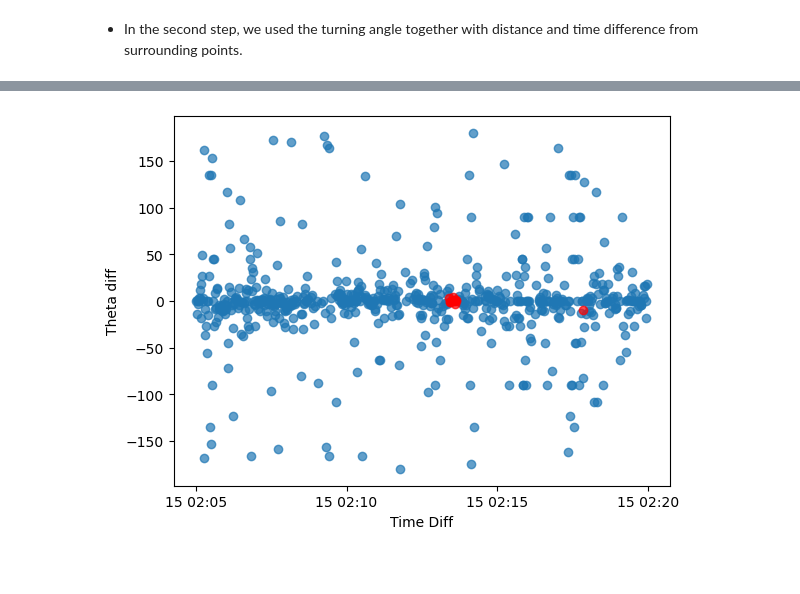
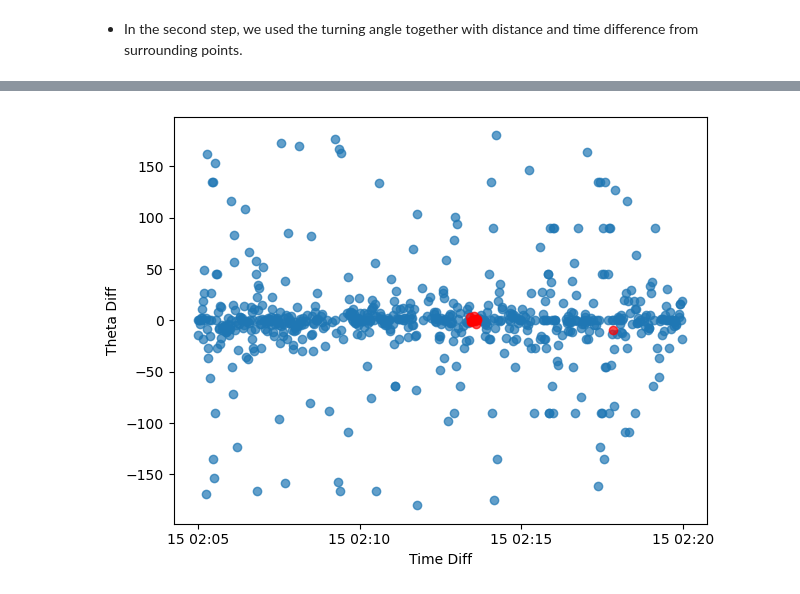
Before and after one commit to Sajad-Sharhani/Computational-Science-Project-Course, a Jupyter notebook: SpikyCow.ipynb, the cells around one changed output, grey strips where cells are left out. Drawn from its saved outputs; the diff is of its cells as text; code cells hidden in the pictures; blank space fills up the shorter version.

```diff
--- a/SpikyCow.ipynb
+++ b/SpikyCow.ipynb
@@ -367,8 +391,12 @@ memory reduction 77.29 MB
 # %%
+# Time Diff vs. Theta Diff Plot
 plt.scatter(data['Timestamp'][~spikes], data['Theta_diff'][~spikes], alpha=0.7);
 plt.scatter(data['Timestamp'][spikes], data['Theta_diff'][spikes], color='red', alpha=0.7);
 plt.xlabel('Time Diff')
-plt.ylabel('Theta diff')
+plt.ylabel('Theta Diff')
+
+plt.tight_layout()
 plt.savefig("VT2.png")
+plt.show()
 # %% [output]
-[figure, old version]
+[figure, new version]
```
Also changed, not shown: parts of 16 cells of this notebook, 1 other file.
